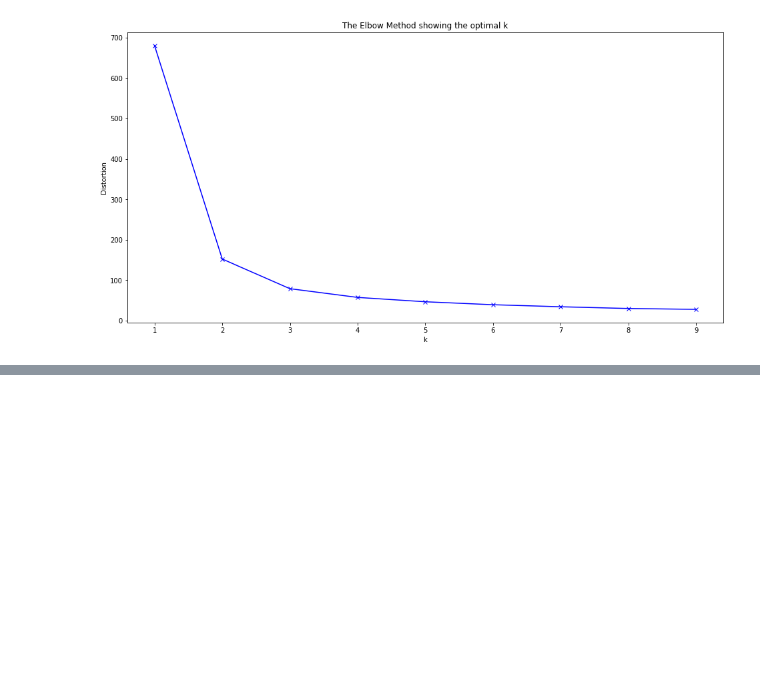
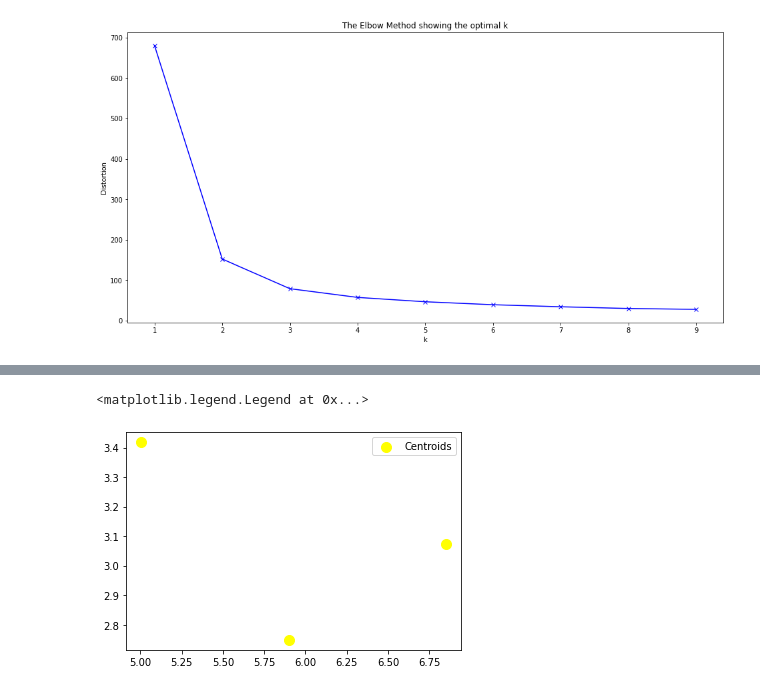
Before and after one commit to mahmoud-elghonemy/Prediction-using-Unsupervised-ML, a Jupyter notebook: Prediction_using_Unsupervised_ML.ipynb, the cells around one changed output, grey strips where cells are left out. Drawn from its saved outputs; the diff is of its cells as text; code cells hidden in the pictures; blank space fills up the shorter version.

```diff
--- a/Prediction_using_Unsupervised_ML.ipynb
+++ b/Prediction_using_Unsupervised_ML.ipynb
@@ -121,0 +150,9 @@ plt.show()
+# %%
+# Plotting the centroids of the clusters
+plt.scatter(kmeans.cluster_centers_[:, 0], kmeans.cluster_centers_[:,1],
+            s = 100, c = 'yellow', label = 'Centroids')
+
+plt.legend()
+# %% [output]
+<matplotlib.legend.Legend at 0x...>
+[figure, added]
```
Also changed, not shown: parts of 9 cells of this notebook.
